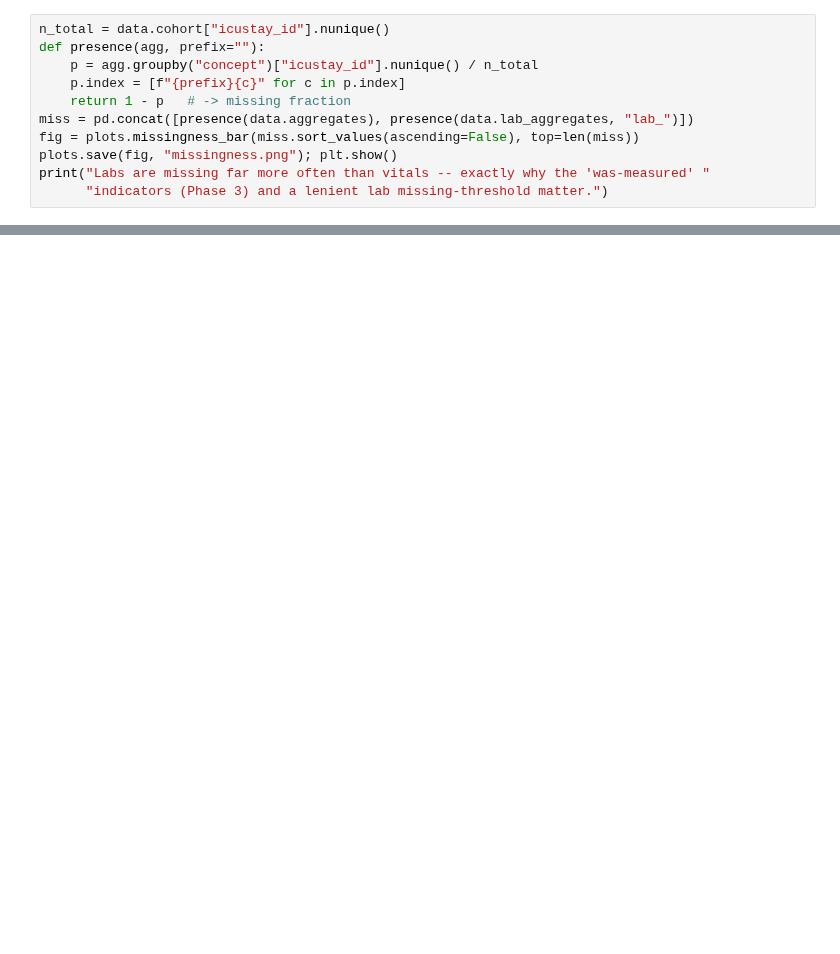
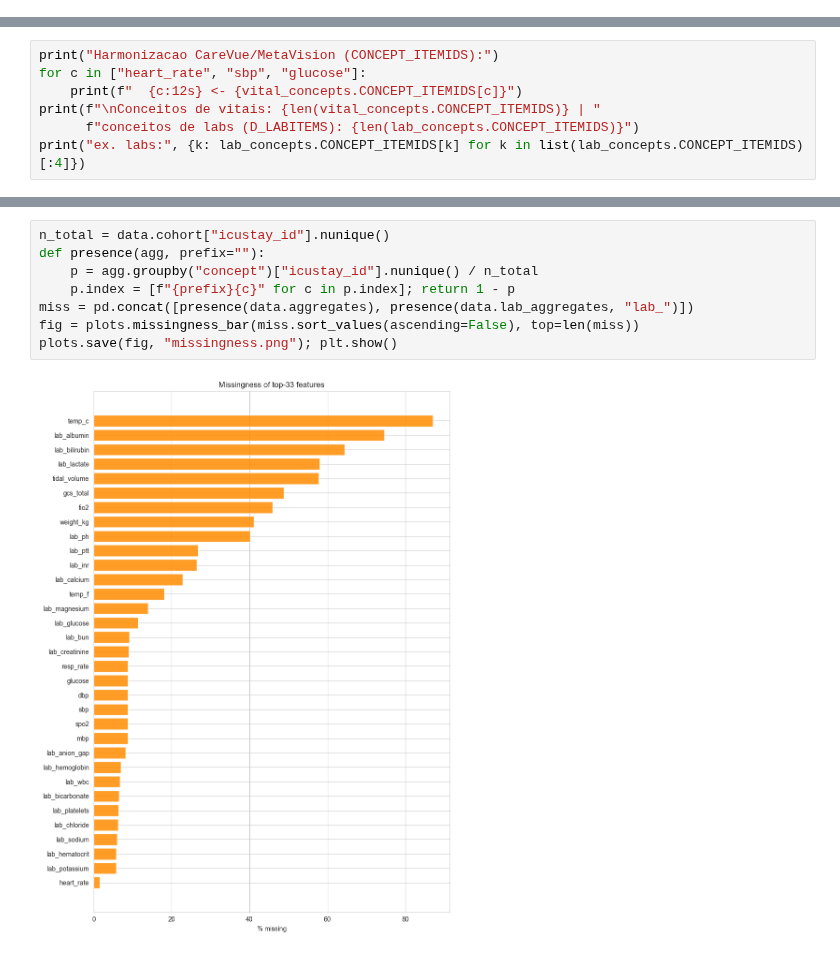
Before and after one commit to damaral31/big-data, a Jupyter notebook: main.ipynb, the cells around one changed output, grey strips where cells are left out. Saved outputs shown, nothing was run; the diff lists cells and outputs as text; blank space fills up the shorter version.

```diff
--- a/main.ipynb
+++ b/main.ipynb
@@ -126,11 +0,0 @@ per concept. Below: fraction of stays for which each concept is absent in the fi
-# %%
-n_total = data.cohort["icustay_id"].nunique()
-def presence(agg, prefix=""):
-    p = agg.groupby("concept")["icustay_id"].nunique() / n_total
-    p.index = [f"{prefix}{c}" for c in p.index]
-    return 1 - p   # -> missing fraction
-miss = pd.concat([presence(data.aggregates), presence(data.lab_aggregates, "lab_")])
-fig = plots.missingness_bar(miss.sort_values(ascending=False), top=len(miss))
-plots.save(fig, "missingness.png"); plt.show()
-print("Labs are missing far more often than vitals -- exactly why the 'was-measured' "
-      "indicators (Phase 3) and a lenient lab missing-threshold matter.")
@@ -221,0 +187,7 @@ We anchor against the literature, not just our own trivial baselines.
+# %%
+print("Harmonizacao CareVue/MetaVision (CONCEPT_ITEMIDS):")
+for c in ["heart_rate", "sbp", "glucose"]:
+    print(f"  {c:12s} <- {vital_concepts.CONCEPT_ITEMIDS[c]}")
+print(f"\nConceitos de vitais: {len(vital_concepts.CONCEPT_ITEMIDS)} | "
+      f"conceitos de labs (D_LABITEMS): {len(lab_concepts.CONCEPT_ITEMIDS)}")
+print("ex. labs:", {k: lab_concepts.CONCEPT_ITEMIDS[k] for k in list(lab_concepts.CONCEPT_ITEMIDS)[:4]})
@@ -221,0 +208,10 @@ We anchor against the literature, not just our own trivial baselines.
+# %%
+n_total = data.cohort["icustay_id"].nunique()
+def presence(agg, prefix=""):
+    p = agg.groupby("concept")["icustay_id"].nunique() / n_total
+    p.index = [f"{prefix}{c}" for c in p.index]; return 1 - p
+miss = pd.concat([presence(data.aggregates), presence(data.lab_aggregates, "lab_")])
+fig = plots.missingness_bar(miss.sort_values(ascending=False), top=len(miss))
+plots.save(fig, "missingness.png"); plt.show()
+# %% [output]
+[figure, added]
```
Also changed, not shown: parts of 93 cells of this notebook, 14 other files.
